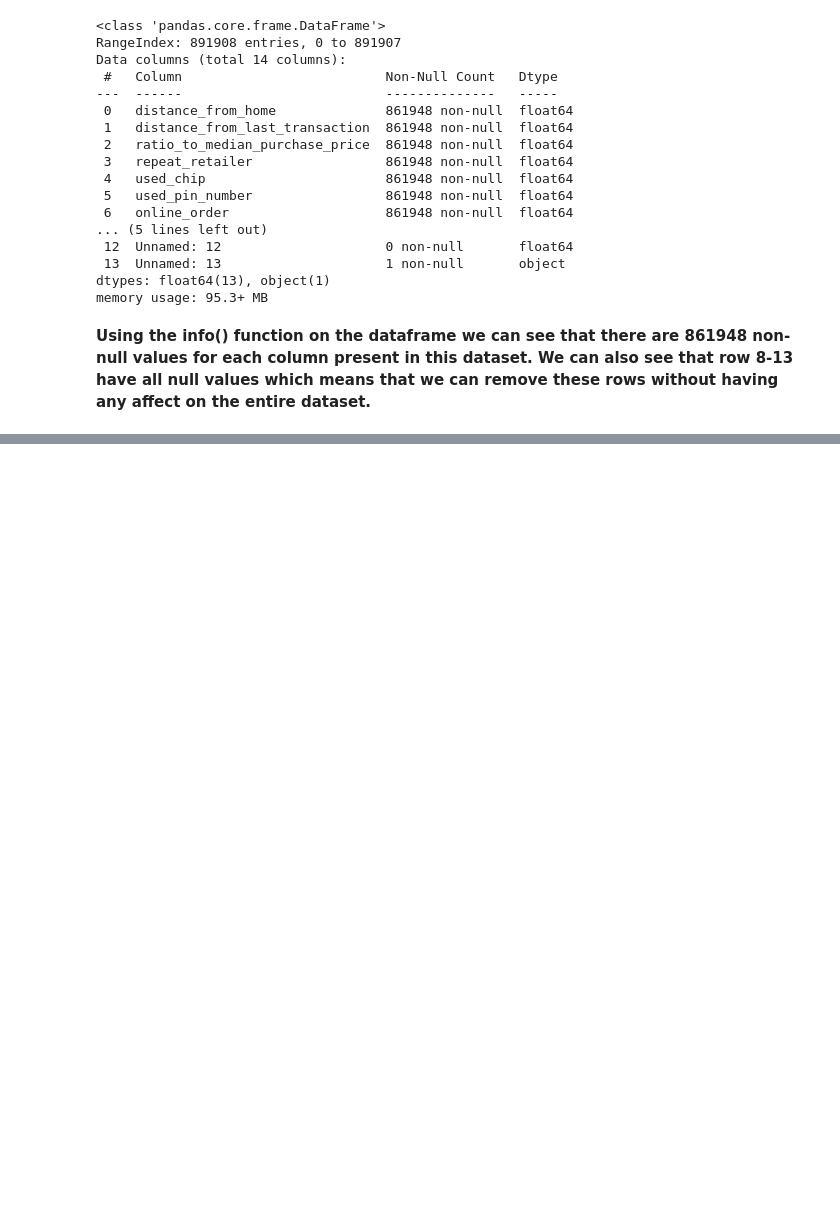
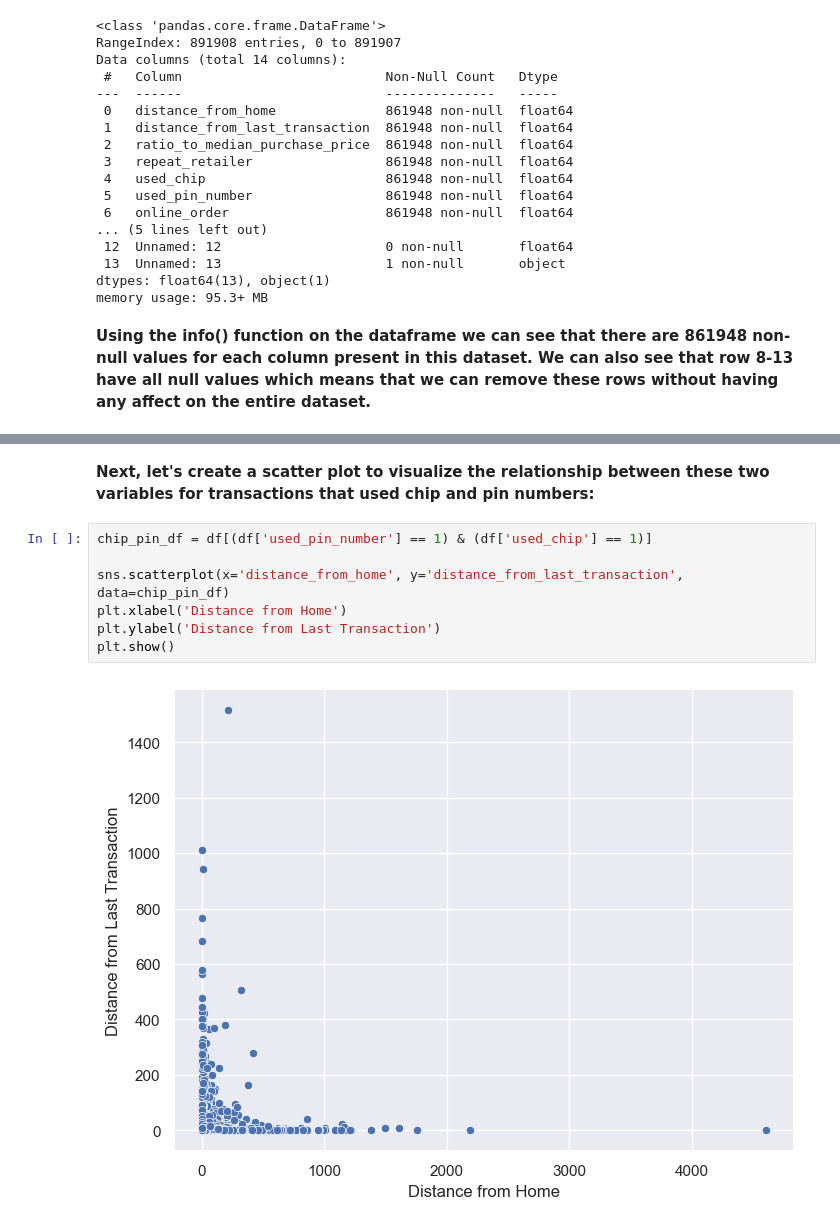
Before and after one commit to KarimKhalil33/CreditCard-Fraud-Data-Analysis, a Jupyter notebook: analysis/analysis3.ipynb, the cells around one changed output, grey strips where cells are left out. Drawn from its saved outputs; the diff is of its cells as text; blank space fills up the shorter version.

```diff
--- a/analysis/analysis3.ipynb
+++ b/analysis/analysis3.ipynb
@@ -96,0 +68,11 @@ plt.show()
+# %% [markdown]
+**Next, let's create a scatter plot to visualize the relationship between these two variables for transactions that used chip and pin numbers:**
+# %%
+chip_pin_df = df[(df['used_pin_number'] == 1) & (df['used_chip'] == 1)]
+
+sns.scatterplot(x='distance_from_home', y='distance_from_last_transaction', data=chip_pin_df)
+plt.xlabel('Distance from Home')
+plt.ylabel('Distance from Last Transaction')
+plt.show()
+# %% [output]
+[figure, added]
```
Also changed, not shown: parts of 24 cells of this notebook, 2 other files.
